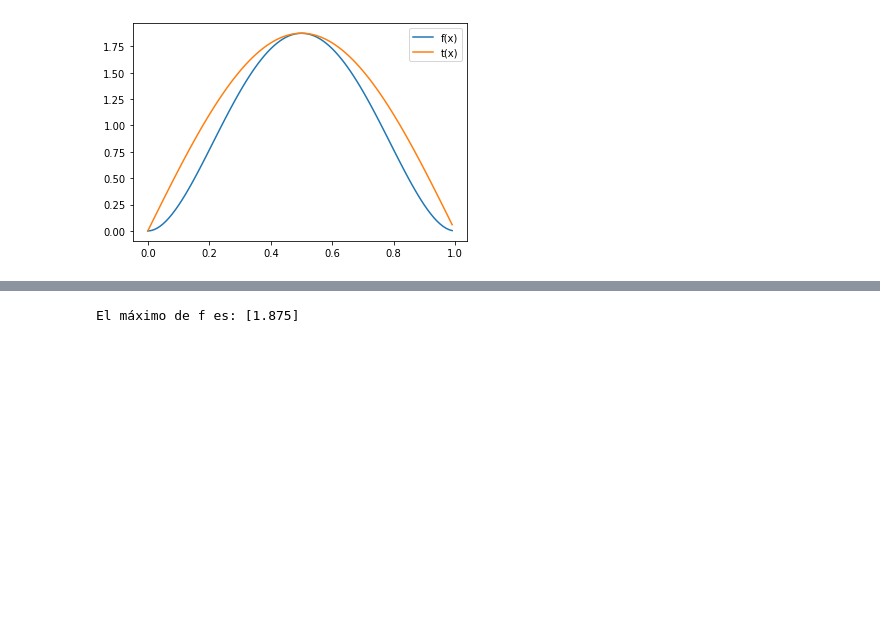
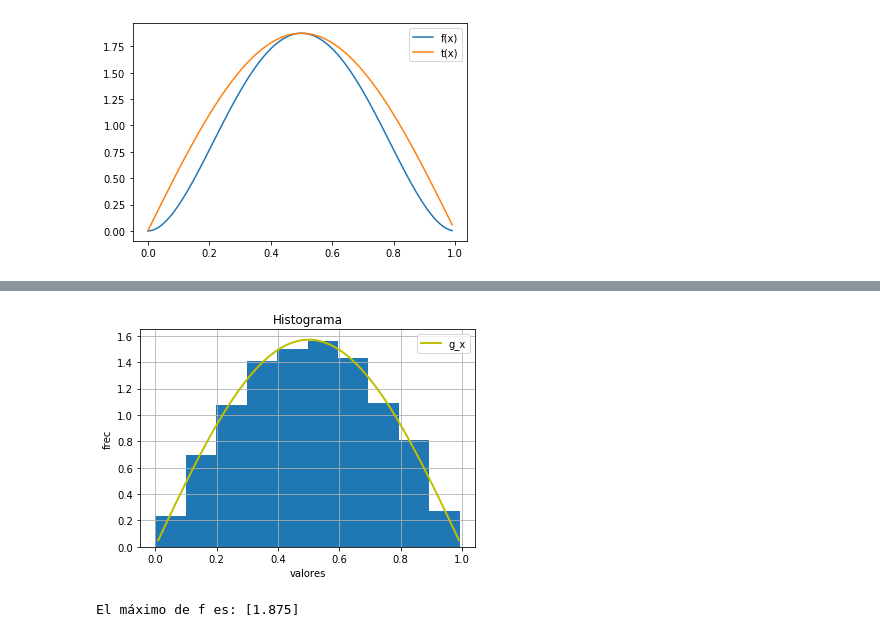
Before and after one commit to DayanaNavarro/Tarea-6, a Jupyter notebook: Tarea6_RuizMagañaJuanPablo_NavarroValenciaDayana.ipynb, the cells around one changed output, grey strips where cells are left out. Saved outputs shown, nothing was run; the diff lists cells and outputs as text; code cells hidden in the pictures; blank space fills up the shorter version.

```diff
--- a/Tarea6_RuizMagañaJuanPablo_NavarroValenciaDayana.ipynb
+++ b/Tarea6_RuizMagañaJuanPablo_NavarroValenciaDayana.ipynb
@@ -434,3 +474,24 @@ El máximo de f es: [1.875]
+# %%
+import numpy as np
+import matplotlib.pyplot as plt
+
+def G_X(N):
+    return np.arccos(-2*np.random.rand(N)+1)/np.pi
+
+N=10000
+X2 =G_X(N)
+x = np.arange(0.01,1,0.01)
+y=(np.pi*np.sin(np.pi*x))/2
+
+plt.title('Histograma')
+plt.xlabel('valores')
+plt.ylabel('frec')
+plt.hist(X2,density=True)
+plt.plot(x,y,linewidth=2,color='y',label ='g_x' )
+plt.legend()
+plt.grid()
+# %% [output]
+[figure, added]
 # %%
 #############    EJERCICIO 5
 
```
Also changed, not shown: parts of 7 cells of this notebook.
